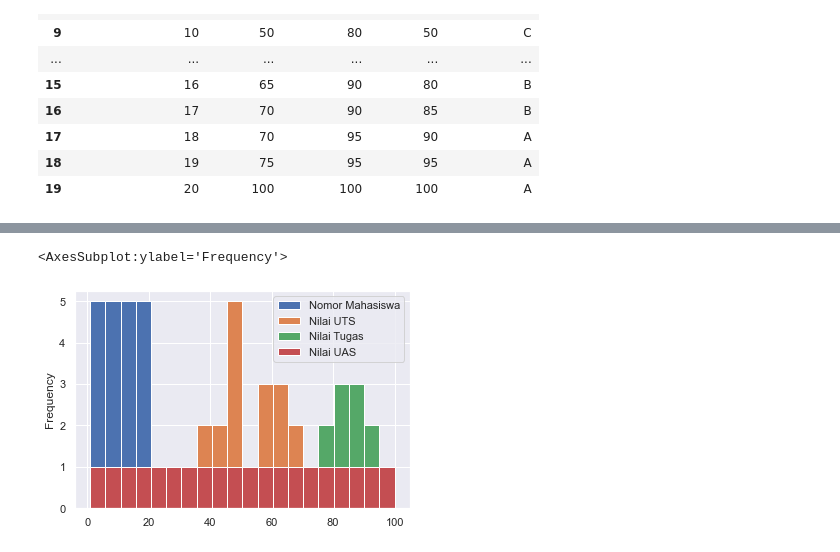
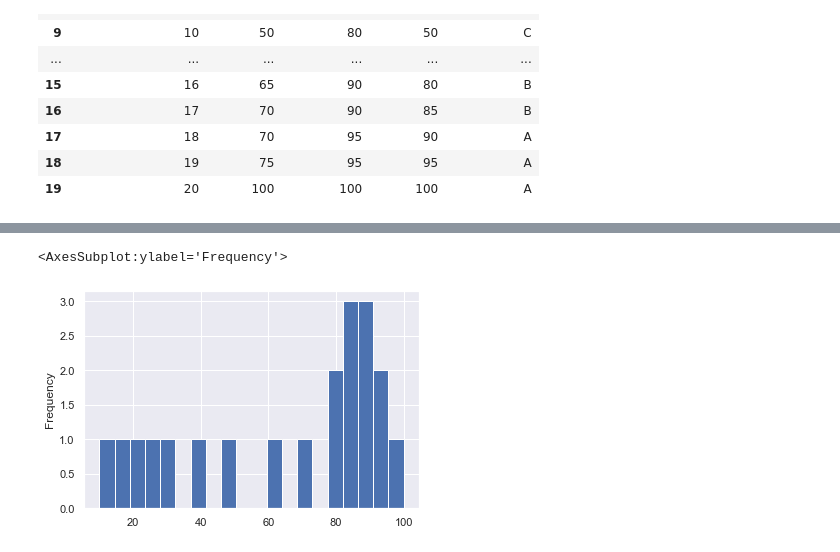
Before and after one commit to rysamuel9/Tugas-Data-Mining, a Jupyter notebook: Sesi 2 - Tugas Grafik Satistik/grafik_statistik.ipynb, the cells around one changed output, grey strips where cells are left out. Saved outputs shown, nothing was run; the diff lists cells and outputs as text; code cells hidden in the pictures.

Commit message:
update Q Plot dan histogram

```diff
--- a/Sesi 2 - Tugas Grafik Satistik/grafik_statistik.ipynb
+++ b/Sesi 2 - Tugas Grafik Satistik/grafik_statistik.ipynb
@@ -64,6 +62,7 @@ dataset.head(20)
 # %%
-# dataset[['Nilai UTS', 'Nilai UAS', 'Nilai Tugas']].plot.hist(bins=20, alpha=0.9)
-dataset.plot.hist(bins=20)
+# HISTOGRAM Nilai Tugas
+
+dataset['Nilai Tugas'].plot.hist(bins=20)
 # %% [output]
 <AxesSubplot:ylabel='Frequency'>
-[figure, old version]
+[figure, new version]
```
Also changed, not shown: parts of 6 cells of this notebook, 3 other files.
